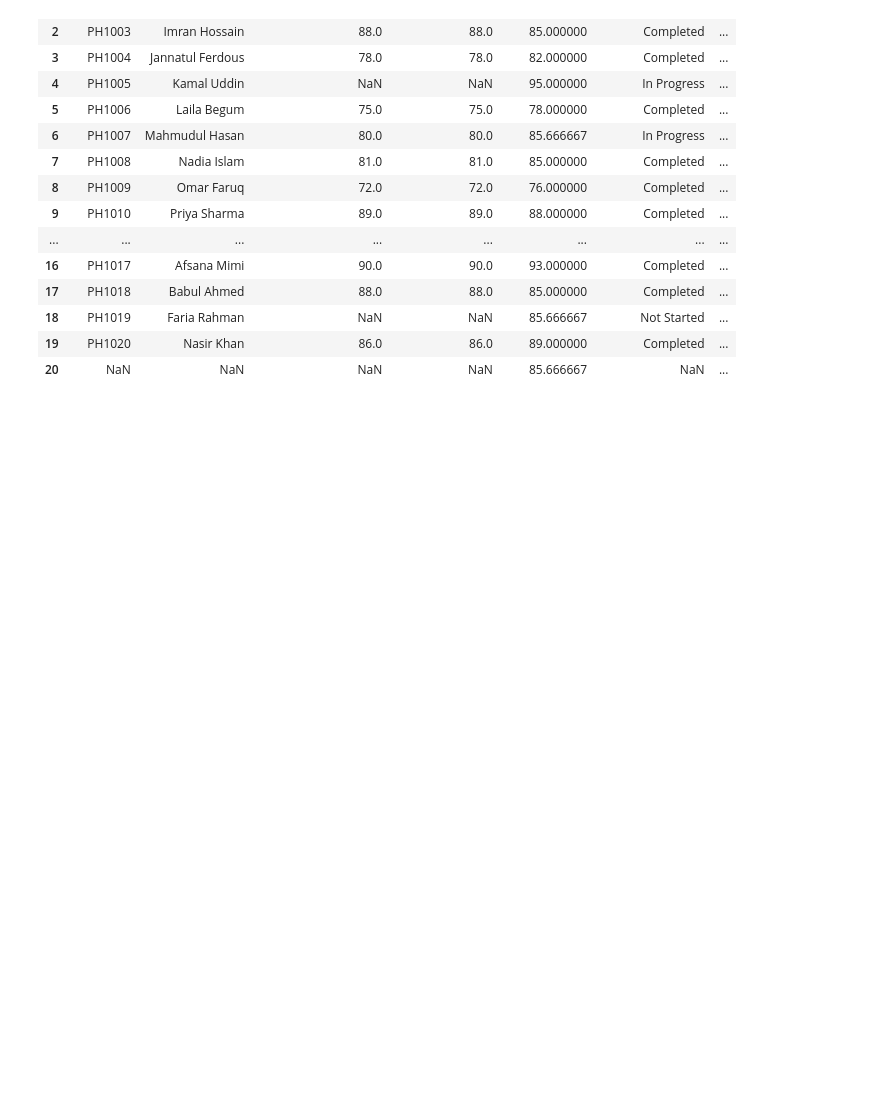
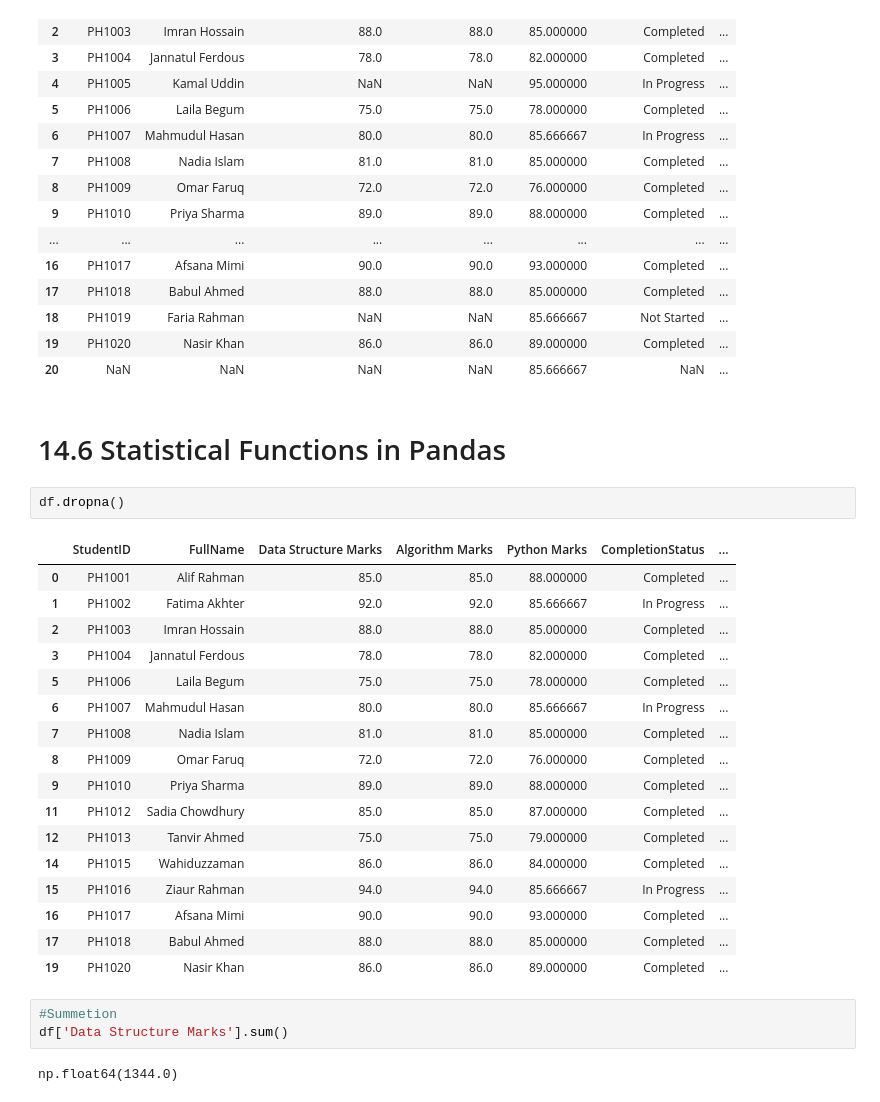
Before and after one commit to hijbullahx/AI-ML-with-phitron, a Jupyter notebook: 14/Data Analysis with Pandas part-2.ipynb, the cells around one changed output. Cells and saved outputs as stored; diff of their text form; blank space fills up the shorter version.

Commit message:
Statistical Functions in Pandas

```diff
--- a/14/Data Analysis with Pandas part-2.ipynb
+++ b/14/Data Analysis with Pandas part-2.ipynb
@@ -652,3 +652,30 @@ For example, when doing 'df[col].method(value, inplace=True)', try using 'df.met
 | 18 | PH1019 | Faria Rahman | NaN | NaN | 85.666667 | Not Started | ... |
 | 19 | PH1020 | Nasir Khan | 86.0 | 86.0 | 89.000000 | Completed | ... |
 | 20 | NaN | NaN | NaN | NaN | 85.666667 | NaN | ... |
+# %% [markdown]
+# 14.6 Statistical Functions in Pandas
+# %%
+df.dropna()
+# %% [output]
+|  | StudentID | FullName | Data Structure Marks | Algorithm Marks | Python Marks | CompletionStatus | ... |
+| 0 | PH1001 | Alif Rahman | 85.0 | 85.0 | 88.000000 | Completed | ... |
+| 1 | PH1002 | Fatima Akhter | 92.0 | 92.0 | 85.666667 | In Progress | ... |
+| 2 | PH1003 | Imran Hossain | 88.0 | 88.0 | 85.000000 | Completed | ... |
+| 3 | PH1004 | Jannatul Ferdous | 78.0 | 78.0 | 82.000000 | Completed | ... |
+| 5 | PH1006 | Laila Begum | 75.0 | 75.0 | 78.000000 | Completed | ... |
+| 6 | PH1007 | Mahmudul Hasan | 80.0 | 80.0 | 85.666667 | In Progress | ... |
+| 7 | PH1008 | Nadia Islam | 81.0 | 81.0 | 85.000000 | Completed | ... |
+| 8 | PH1009 | Omar Faruq | 72.0 | 72.0 | 76.000000 | Completed | ... |
+| 9 | PH1010 | Priya Sharma | 89.0 | 89.0 | 88.000000 | Completed | ... |
+| 11 | PH1012 | Sadia Chowdhury | 85.0 | 85.0 | 87.000000 | Completed | ... |
+| 12 | PH1013 | Tanvir Ahmed | 75.0 | 75.0 | 79.000000 | Completed | ... |
+| 14 | PH1015 | Wahiduzzaman | 86.0 | 86.0 | 84.000000 | Completed | ... |
+| 15 | PH1016 | Ziaur Rahman | 94.0 | 94.0 | 85.666667 | In Progress | ... |
+| 16 | PH1017 | Afsana Mimi | 90.0 | 90.0 | 93.000000 | Completed | ... |
+| 17 | PH1018 | Babul Ahmed | 88.0 | 88.0 | 85.000000 | Completed | ... |
+| 19 | PH1020 | Nasir Khan | 86.0 | 86.0 | 89.000000 | Completed | ... |
+# %%
+#Summetion
+df['Data Structure Marks'].sum()
+# %% [output]
+np.float64(1344.0)
```
Also changed, not shown: parts of 10 cells of this notebook.
